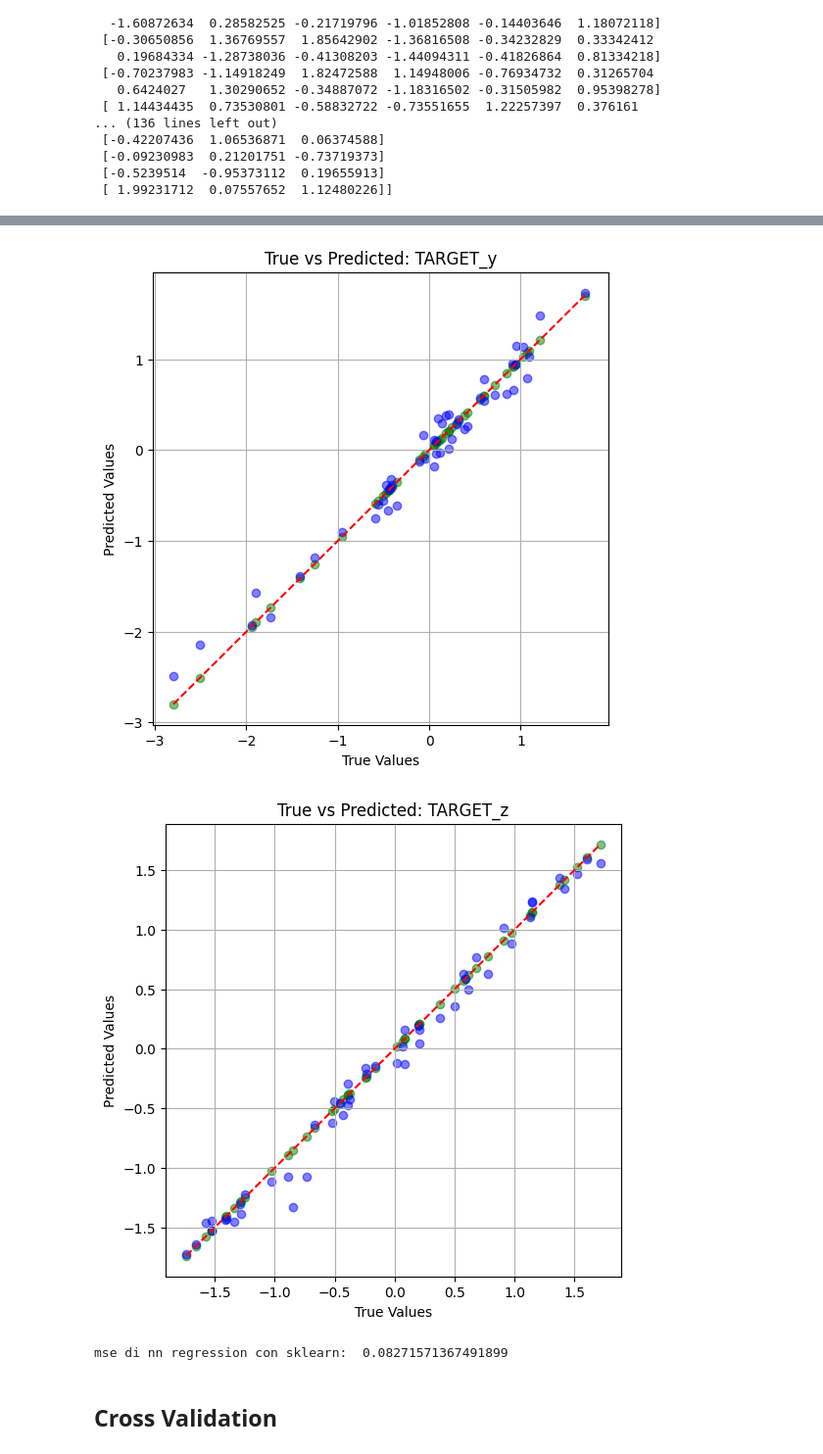
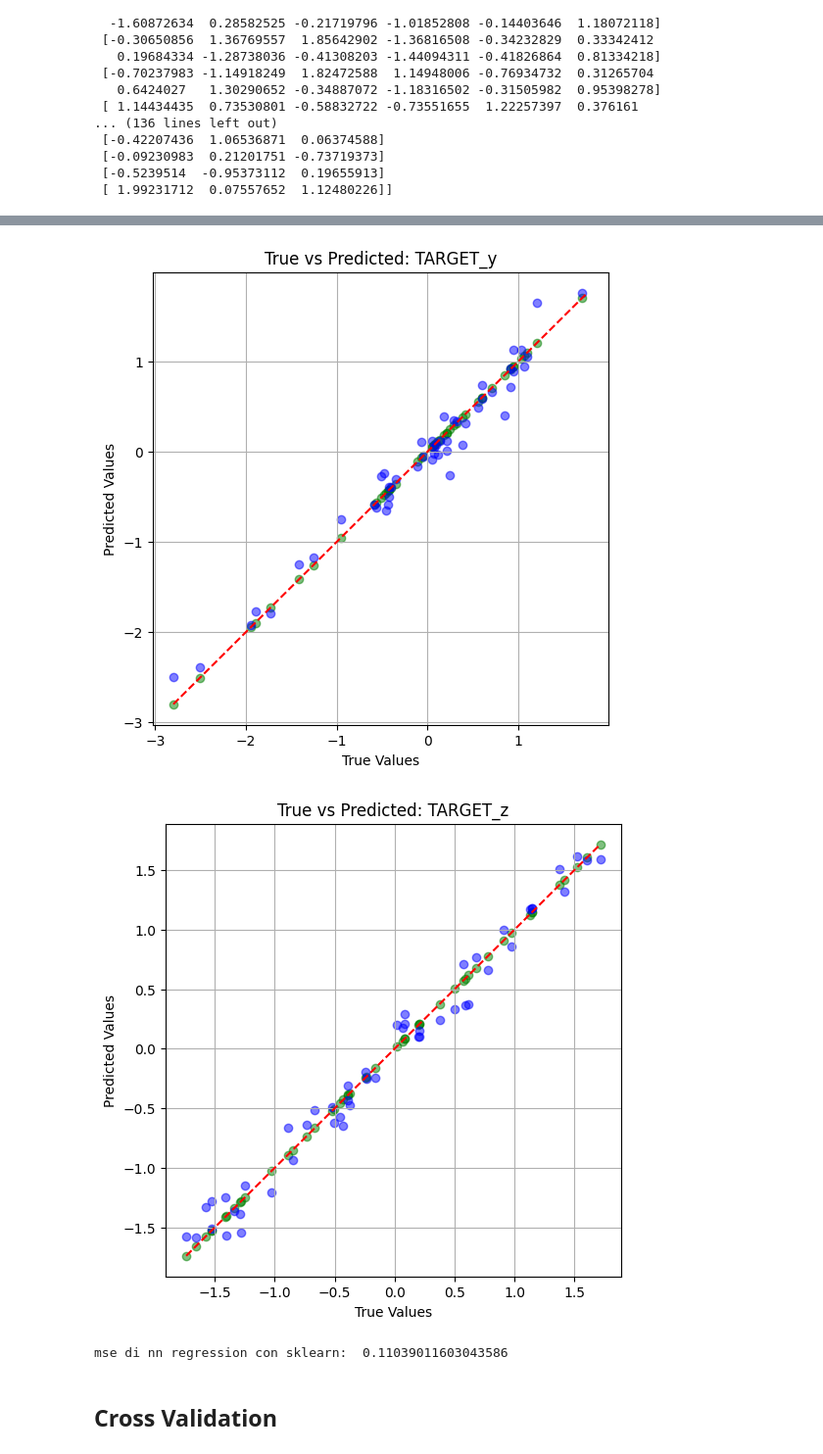
Before and after one commit to mary-alrayes/ml_project, a Jupyter notebook: ml_cup.ipynb, the cells around one changed output, grey strips where cells are left out. Shown at 98% size. Saved outputs shown, nothing was run; the diff lists cells and outputs as text; code cells hidden in the pictures.

```diff
--- a/ml_cup.ipynb
+++ b/ml_cup.ipynb
@@ -470,7 +475,7 @@ from sklearn.metrics import mean_squared_error
 
 def neural_network_regression(x_train, y_train, x_test, y_test, hidden_layers, activation, solver, alpha):
 
-    model = MLPRegressor(hidden_layer_sizes=hidden_layers, activation=activation, solver=solver, alpha=alpha, nesterovs_momentum=True, batch_size=16, learning_rate='constant', learning_rate_init=0.01, momentum=0.85, max_iter=200, random_state=42, early_stopping=True)
+    model = MLPRegressor(hidden_layer_sizes=hidden_layers, activation=activation, solver=solver, alpha=alpha, nesterovs_momentum=True, batch_size=16, learning_rate='adaptive', learning_rate_init=0.001, momentum=0.85, max_iter=200, random_state=42, early_stopping=True)
     model.fit(x_train, y_train)
 
     y_pred = model.predict(x_test)
@@ -479,5 +484,5 @@ def neural_network_regression(x_train, y_train, x_test, y_test, hidden_layers, a
 
     return y_pred, mse
 
-print("mse di nn regression con sklearn: ", neural_network_regression(train_X, train_Y, validation_X, validation_Y, hidden_layers=[24, 10], activation='relu', solver='sgd', alpha=0.01)[1])
+print("mse di nn regression con sklearn: ", neural_network_regression(train_X, train_Y, validation_X, validation_Y, hidden_layers=[15, 16], activation='relu', solver='sgd', alpha=0.01)[1])
 # %% [output]
@@ -489,6 +494,6 @@ R^2 Score: 0.8982
-[figure, old version]
+[figure, new version]
-[figure, old version]
+[figure, new version]
-mse di nn regression con sklearn:  0.08271571367491899
+mse di nn regression con sklearn:  0.11039011603043586
 # %% [markdown]
 ## Cross Validation
 # %%
```
Also changed, not shown: parts of 2 cells of this notebook, 6 other files.
